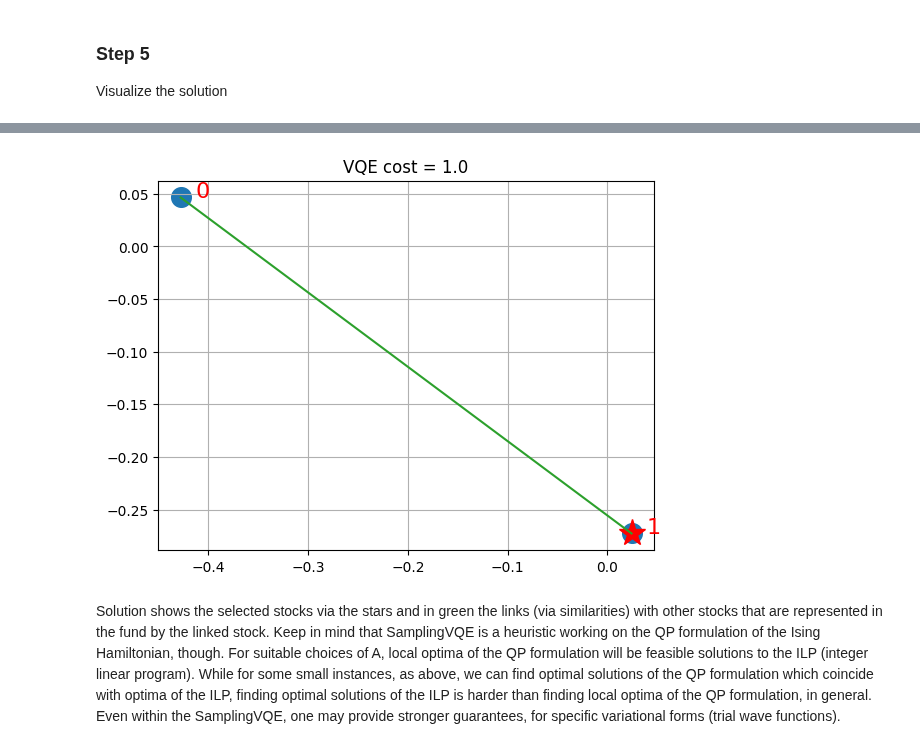
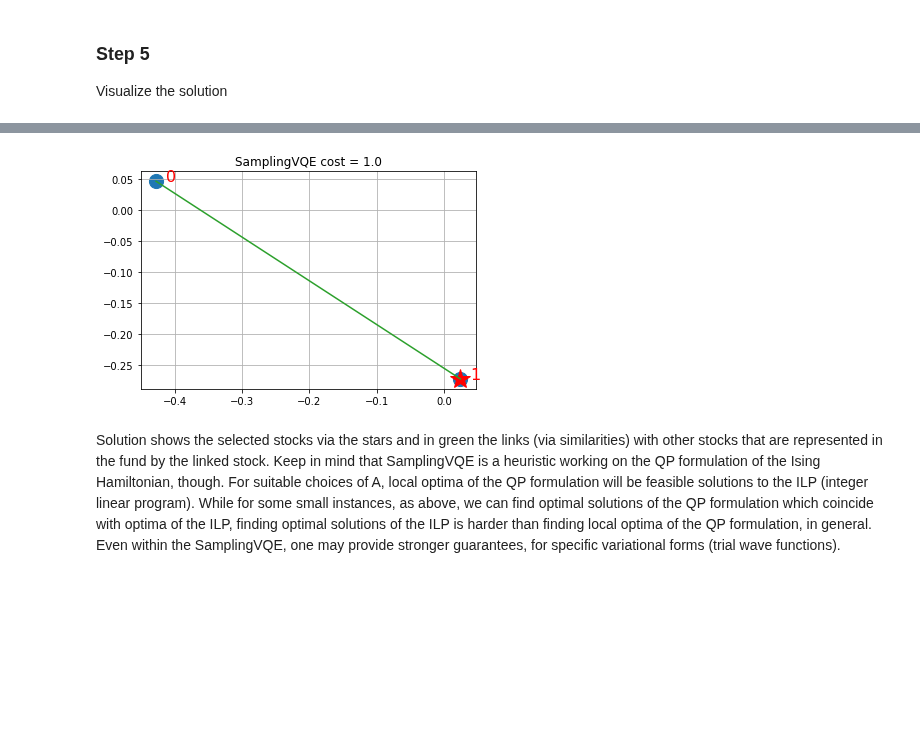
Before and after one commit to qiskit-community/qiskit-finance, a Jupyter notebook: docs/tutorials/02_portfolio_diversification.ipynb, the cells around one changed output, grey strips where cells are left out. Saved outputs shown, nothing was run; the diff lists cells and outputs as text; code cells hidden in the pictures; blank space fills up the shorter version.

Commit message:
Notebooks using Opt change to qiskit_algorithms

```diff
--- a/docs/tutorials/02_portfolio_diversification.ipynb
+++ b/docs/tutorials/02_portfolio_diversification.ipynb
@@ -344,6 +344,6 @@ For the quantum solution, we use Qiskit. We first define a class QuantumOptimize
 - `qaoa_solution` : solves the problem $(M)$ via a Quantum Approximate Optimization Algorithm (`QAOA`).
 # %%
-from qiskit.utils import algorithm_globals
+from qiskit_algorithms.utils import algorithm_globals
 
 
 class QuantumOptimizer:
@@ -361,14 +361,14 @@ class QuantumOptimizer:
         result = exact_eigensolver.solve(self.qp)
         return self.decode_result(result)
 
-    def vqe_solution(self):
+    def sampling_vqe_solution(self):
         algorithm_globals.random_seed = 100
         cobyla = COBYLA()
         cobyla.set_options(maxiter=250)
         ry = TwoLocal(n, "ry", "cz", reps=5, entanglement="full")
-        vqe_mes = SamplingVQE(sampler=Sampler(), ansatz=ry, optimizer=cobyla)
-        vqe = MinimumEigenOptimizer(vqe_mes)
-        result = vqe.solve(self.qp)
+        svqe_mes = SamplingVQE(sampler=Sampler(), ansatz=ry, optimizer=cobyla)
+        svqe = MinimumEigenOptimizer(svqe_mes)
+        result = svqe.solve(self.qp)
         return self.decode_result(result)
 
     def qaoa_solution(self):
@@ -443,11 +445,11 @@ Ising Hamiltonian in Z basis is correct
 
 Solve the problem via `SamplingVQE`. Notice that depending on the number of qubits, this can take a while: for 6 qubits it takes 15 minutes on a 2015 Macbook Pro, for 12 qubits it takes more than 12 hours. For longer runs, logging may be useful to observe the workings; otherwise, you just have to wait until the solution is printed.
 # %%
-vqe_state, vqe_level = quantum_optimizer.vqe_solution()
-print(vqe_state, vqe_level)
+svqe_state, svqe_level = quantum_optimizer.sampling_vqe_solution()
+print(svqe_state, svqe_level)
 
 try:
-    if np.linalg.norm(ground_state - vqe_state) < 0.01:
+    if np.linalg.norm(ground_state - svqe_state) < 0.01:
         print("SamplingVQE produces the same solution as the exact eigensolver.")
     else:
         print(
@@ -470,7 +472,7 @@ visualize_solution(xc, yc, ground_state, ground_level, n, q, "Classical")
 # %%
-visualize_solution(xc, yc, vqe_state, vqe_level, n, q, "VQE")
+visualize_solution(xc, yc, svqe_state, svqe_level, n, q, "SamplingVQE")
 # %% [output]
-[figure, old version]
+[figure, new version]
 # %% [markdown]
 Solution shows the selected stocks via the stars and in green the links (via similarities) with other stocks that are represented in the fund by the linked stock. Keep in mind that SamplingVQE is a heuristic working on the QP formulation of the Ising Hamiltonian, though. For suitable choices of A, local optima of the QP formulation will be feasible solutions to the ILP (integer linear program). While for some small instances, as above, we can find optimal solutions of the QP formulation which coincide with optima of the ILP, finding optimal solutions of the ILP is harder than finding local optima of the QP formulation, in general. Even within the SamplingVQE, one may provide stronger guarantees, for specific variational forms (trial wave functions).
 # %%
```
Also changed, not shown: parts of 6 cells of this notebook, 1 other file.
